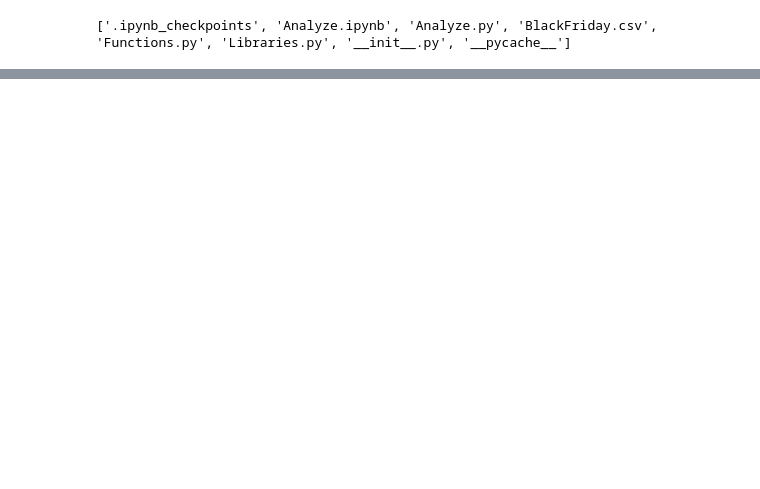
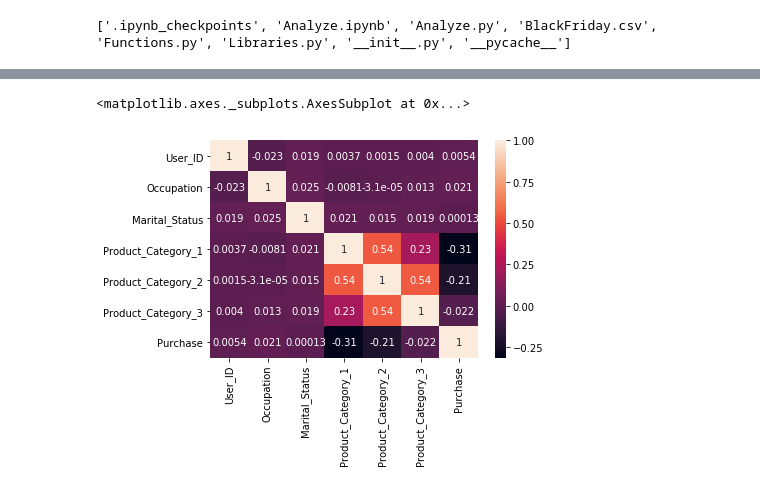
Before and after one commit to Paz4/PythonAnalyzeOfBlackFriday, a Jupyter notebook: BlackFridayAnalysisProject/Analyze.ipynb, the cells around one changed output, grey strips where cells are left out. Drawn from its saved outputs; the diff is of its cells as text; code cells hidden in the pictures; blank space fills up the shorter version.

```diff
--- a/BlackFridayAnalysisProject/Analyze.ipynb
+++ b/BlackFridayAnalysisProject/Analyze.ipynb
@@ -77,3 +85,11 @@ Name: Purchase, dtype: int64
+# %%
+sns.heatmap(
+    df.corr(),
+    annot=True
+)
+# %% [output]
+<matplotlib.axes._subplots.AxesSubplot at 0x...>
+[figure, added]
 # %%
 #Число покупок женатых и неженатых
 df.groupby(['Marital_Status', 'Gender'])['Purchase'].mean()
```
Also changed, not shown: parts of 27 cells of this notebook, 1 other file.
